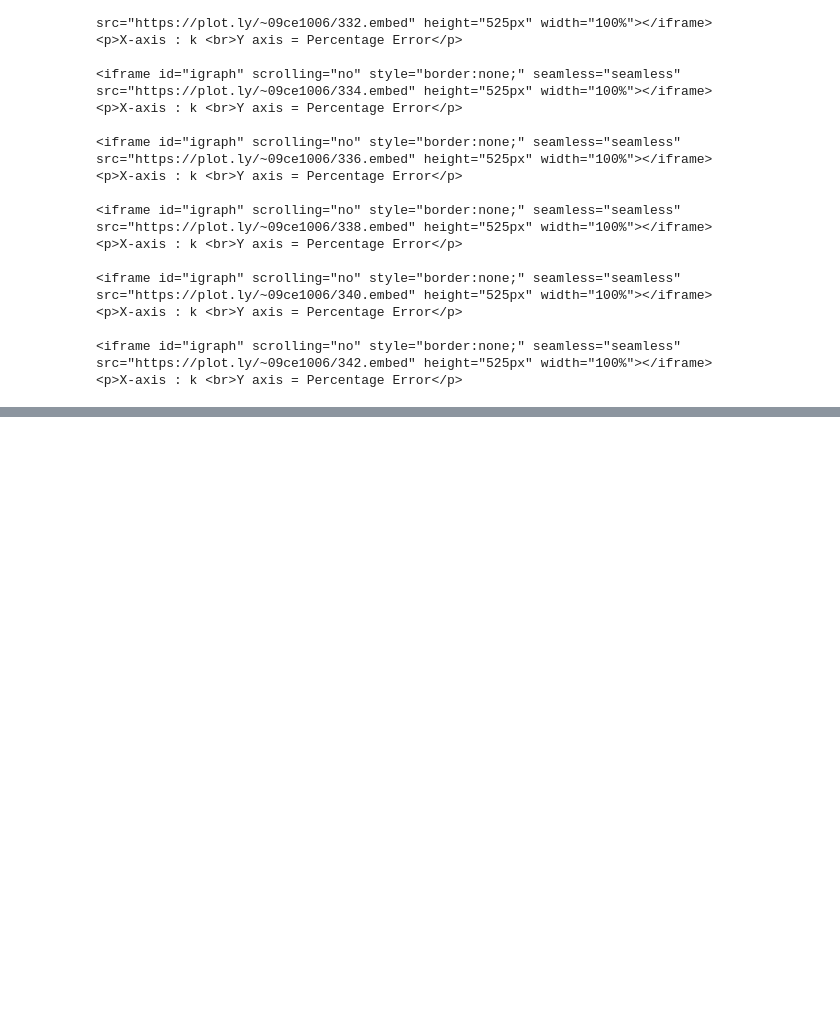
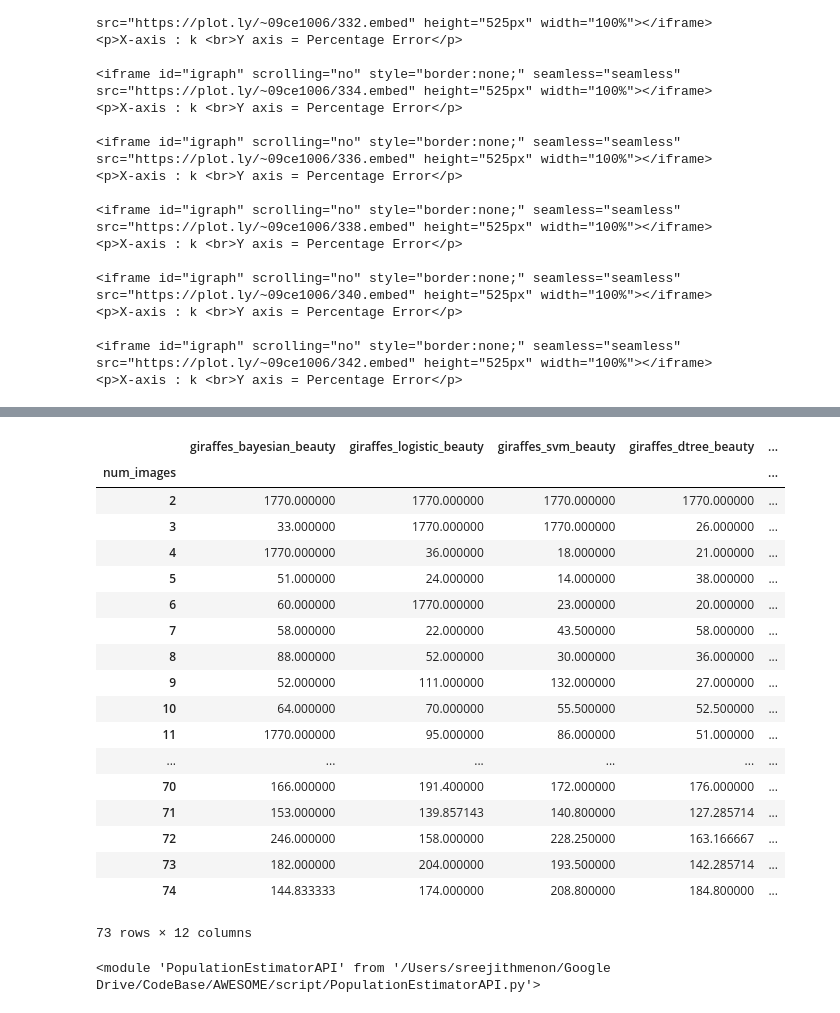
Before and after one commit to smenon8/AnimalWildlifeEstimator, a Jupyter notebook: Notebooks/PopulationEstimator_SyntheticExpts.ipynb, the cells around one changed output, grey strips where cells are left out. Cells and saved outputs as stored; diff of their text form; code cells hidden in the pictures; blank space fills up the shorter version.

```diff
--- a/Notebooks/PopulationEstimator_SyntheticExpts.ipynb
+++ b/Notebooks/PopulationEstimator_SyntheticExpts.ipynb
@@ -315,0 +365,2 @@ df
+# %%
+df = buildErrPlots('clf', randomShare=True)
@@ -315,0 +372,29 @@ df
+# %%
+cols = list(filter(lambda x : 'giraffe' in x and 'beauty' in x, list(df.columns)))
+df[cols]
+# %% [output]
+|  | giraffes_bayesian_beauty | giraffes_logistic_beauty | giraffes_svm_beauty | giraffes_dtree_beauty | ... |
+| num_images |  |  |  |  | ... |
+| 2 | 1770.000000 | 1770.000000 | 1770.000000 | 1770.000000 | ... |
+| 3 | 33.000000 | 1770.000000 | 1770.000000 | 26.000000 | ... |
+| 4 | 1770.000000 | 36.000000 | 18.000000 | 21.000000 | ... |
+| 5 | 51.000000 | 24.000000 | 14.000000 | 38.000000 | ... |
+| 6 | 60.000000 | 1770.000000 | 23.000000 | 20.000000 | ... |
+| 7 | 58.000000 | 22.000000 | 43.500000 | 58.000000 | ... |
+| 8 | 88.000000 | 52.000000 | 30.000000 | 36.000000 | ... |
+| 9 | 52.000000 | 111.000000 | 132.000000 | 27.000000 | ... |
+| 10 | 64.000000 | 70.000000 | 55.500000 | 52.500000 | ... |
+| 11 | 1770.000000 | 95.000000 | 86.000000 | 51.000000 | ... |
+| ... | ... | ... | ... | ... | ... |
+| 70 | 166.000000 | 191.400000 | 172.000000 | 176.000000 | ... |
+| 71 | 153.000000 | 139.857143 | 140.800000 | 127.285714 | ... |
+| 72 | 246.000000 | 158.000000 | 228.250000 | 163.166667 | ... |
+| 73 | 182.000000 | 204.000000 | 193.500000 | 142.285714 | ... |
+| 74 | 144.833333 | 174.000000 | 208.800000 | 184.800000 | ... |
+73 rows × 12 columns
+# %%
+import PopulationEstimatorAPI as PE
+import importlib
+importlib.reload(PE)
+# %% [output]
+<module 'PopulationEstimatorAPI' from '/Users/sreejithmenon/Google Drive/CodeBase/AWESOME/script/PopulationEstimatorAPI.py'>
```
Also changed, not shown: parts of 8 cells of this notebook, 51 other files.
